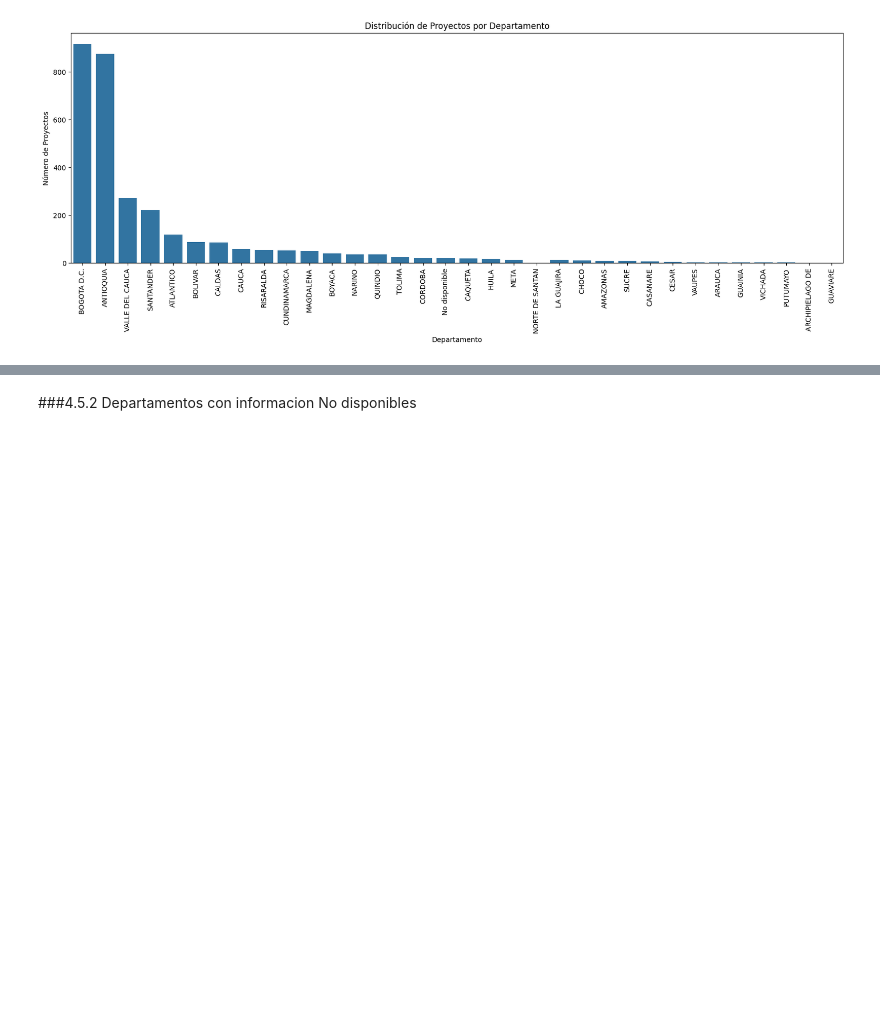
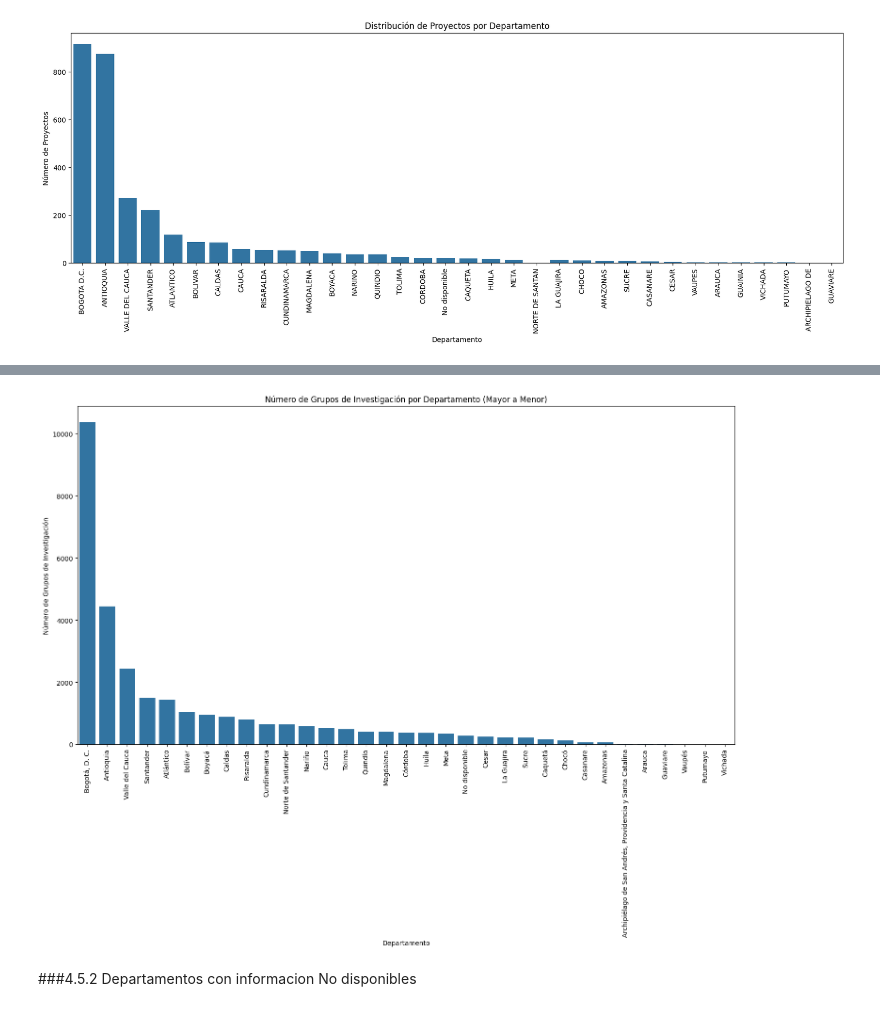
Before and after one commit to Diazbj/ProyectoAnalisisDeDatos, a Jupyter notebook: ProyectoAD.ipynb, the cells around one changed output, grey strips where cells are left out. Saved outputs shown, nothing was run; the diff lists cells and outputs as text; code cells hidden in the pictures; blank space fills up the shorter version.

```diff
--- a/ProyectoAD.ipynb
+++ b/ProyectoAD.ipynb
@@ -191,3 +197,8 @@ plt.xlabel('Departamento')
 plt.ylabel('Número de Proyectos');
 # %% [output]
 [figure]
+# %%
+ruta2='/content/ProyectoAnalisisDeDatos/Grupos_de_Investigaci_n_Reconocidos_20241205.csv'
+# %%
+dfGrupos=pd.read_csv(ruta2)
+dfGrupos.head()
@@ -194,3 +234,19 @@ plt.ylabel('Número de Proyectos');
+# %%
+
+departamento_counts = dfGrupos.groupby('NME_DEPARTAMENTO_GR')['NME_GRUPO_GR'].count().reset_index()
+
+departamento_counts = departamento_counts.sort_values(by='NME_GRUPO_GR', ascending=False)
+
+plt.figure(figsize=(15, 12))
+sns.barplot(x='NME_DEPARTAMENTO_GR', y='NME_GRUPO_GR', data=departamento_counts)
+plt.xticks(rotation=90)
+plt.title('Número de Grupos de Investigación por Departamento (Mayor a Menor)')
+plt.xlabel('Departamento')
+plt.ylabel('Número de Grupos de Investigación')
+plt.tight_layout()
+plt.show()
+# %% [output]
+[figure, added]
 # %% [markdown]
 ###4.5.2 Departamentos con informacion No disponibles
 # %%
```
Also changed, not shown: parts of 3 cells of this notebook.
